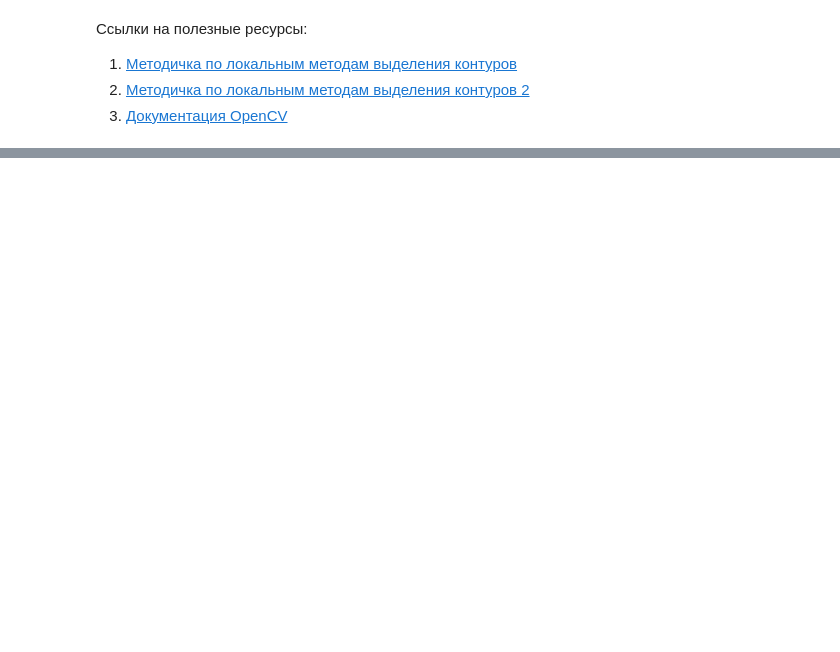
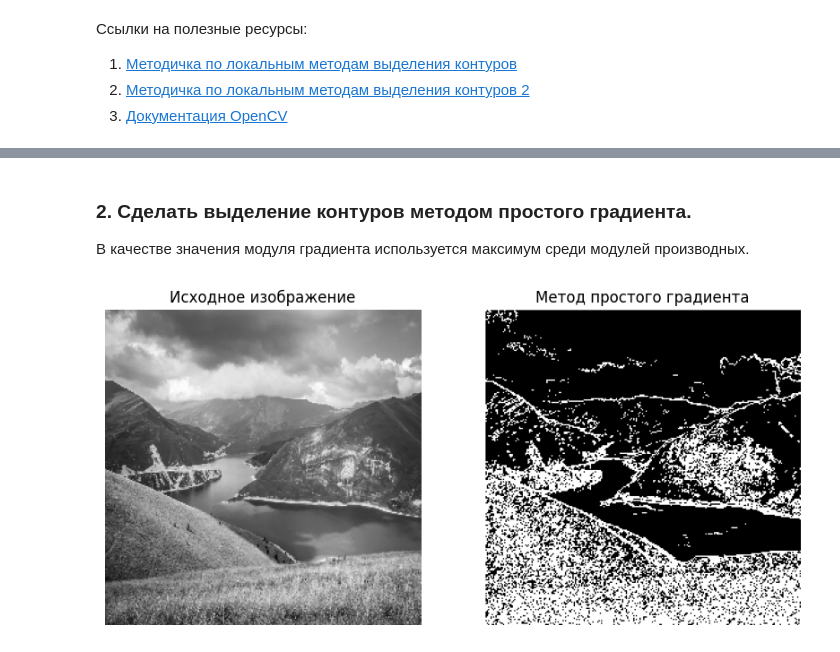
Before and after one commit to TheStorm13/sem8-mw, a Jupyter notebook: МЗ_лр4.ipynb, the cells around one changed output, grey strips where cells are left out. Drawn from its saved outputs; the diff is of its cells as text; code cells hidden in the pictures; blank space fills up the shorter version.

```diff
--- a/МЗ_лр4.ipynb
+++ b/МЗ_лр4.ipynb
@@ -64,0 +96,30 @@
+# %% [markdown]
+### 2. Сделать выделение контуров методом простого градиента.
+В качестве значения модуля градиента используется максимум среди модулей производных.
+# %%
+def simple_gradient_solution(image):
+    window_y = np.array([[-1], [1]])
+    window_x = np.array([[-1, 1]])
+
+    derivative_y = np.abs(convolution(image, window_y))
+    derivative_x = np.abs(convolution(image, window_x))
+    derivative = np.maximum(derivative_y, derivative_x)
+
+    return to_binary(derivative)
+
+simple_gradient = simple_gradient_solution(gray_image)
+
+plt.figure(figsize=(10, 5))
+plt.subplot(1, 2, 1)
+plt.imshow(gray_image, cmap='gray')
+plt.title('Исходное изображение')
+plt.axis('off')
+
+plt.subplot(1, 2, 2)
+plt.imshow(simple_gradient, cmap='gray')
+plt.title('Метод простого градиента')
+plt.axis('off')
+
+plt.show()
+# %% [output]
+[figure, added]
```
Also changed, not shown: parts of 12 cells of this notebook, 3 other files.
